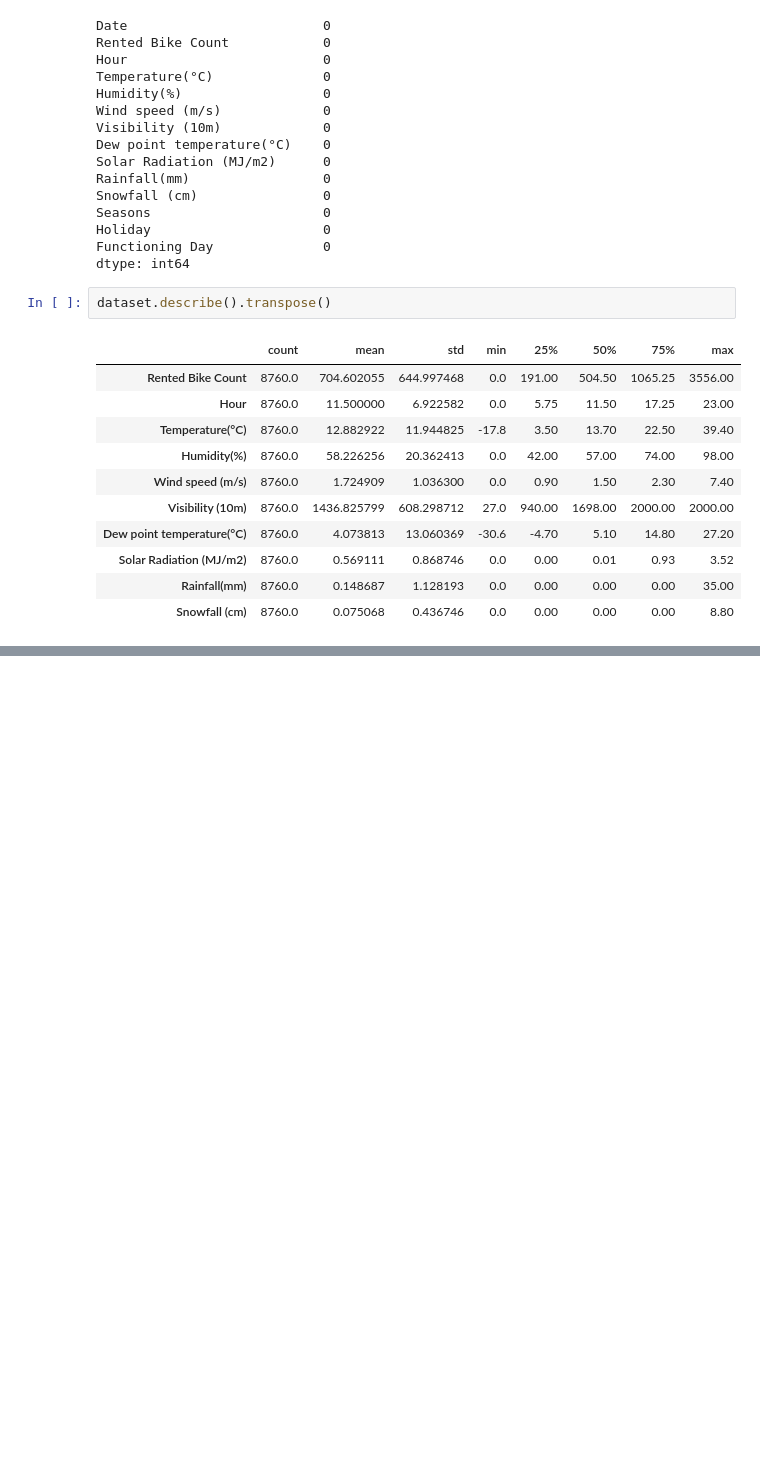
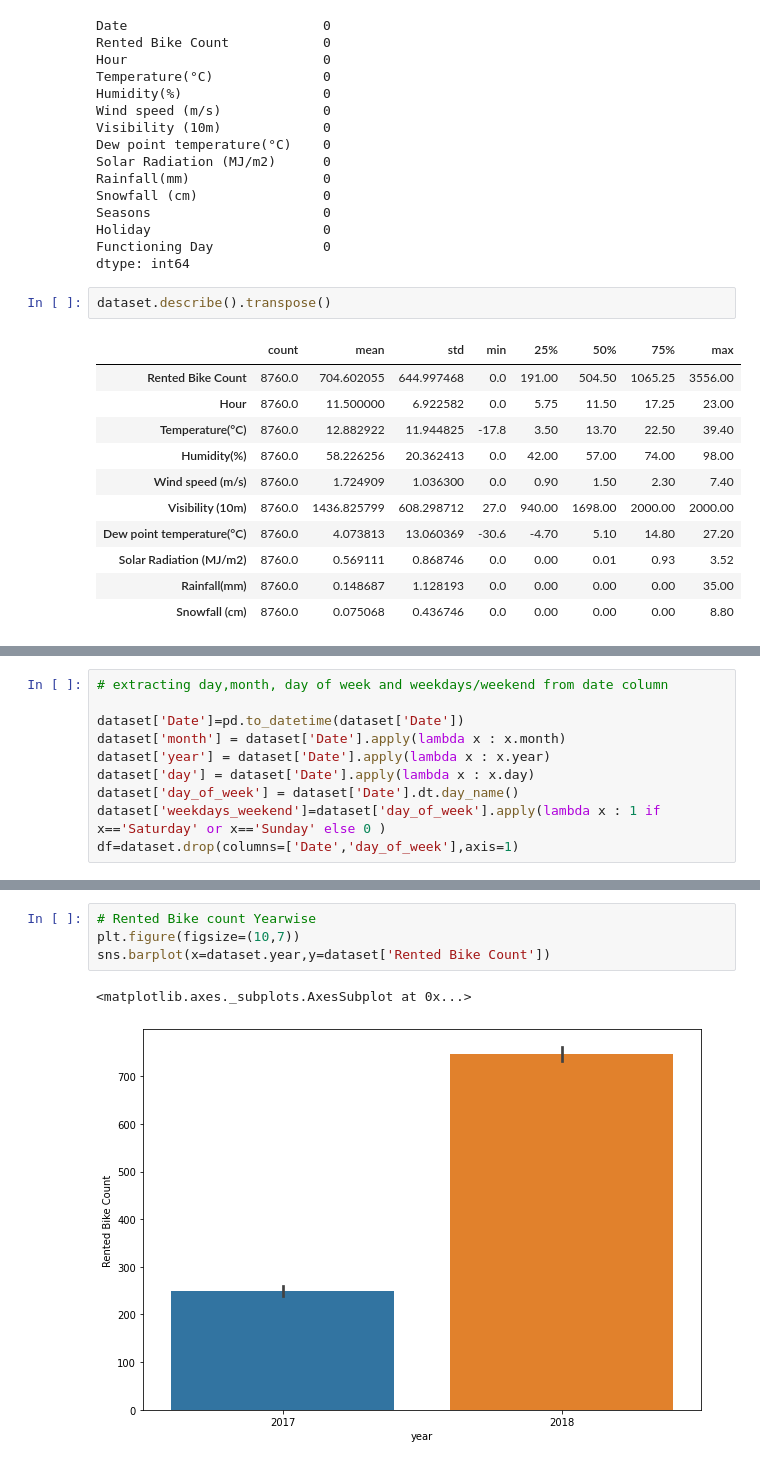
Before and after one commit to Deeksha-Data-Scientist/Seoul-Bike-Sharing-Demand-Prediction, a Jupyter notebook: Bike_Sharing_Demand_Prediction_Capstone_Project.ipynb, the cells around one changed output, grey strips where cells are left out. Saved outputs shown, nothing was run; the diff lists cells and outputs as text; blank space fills up the shorter version.

```diff
--- a/Bike_Sharing_Demand_Prediction_Capstone_Project.ipynb
+++ b/Bike_Sharing_Demand_Prediction_Capstone_Project.ipynb
@@ -135,0 +157,10 @@ dataset.describe().transpose()
+# %%
+# extracting day,month, day of week and weekdays/weekend from date column
+
+dataset['Date']=pd.to_datetime(dataset['Date'])
+dataset['month'] = dataset['Date'].apply(lambda x : x.month)
+dataset['year'] = dataset['Date'].apply(lambda x : x.year)
+dataset['day'] = dataset['Date'].apply(lambda x : x.day)
+dataset['day_of_week'] = dataset['Date'].dt.day_name()
+dataset['weekdays_weekend']=dataset['day_of_week'].apply(lambda x : 1 if x=='Saturday' or x=='Sunday' else 0 )
+df=dataset.drop(columns=['Date','day_of_week'],axis=1)
@@ -135,0 +187,7 @@ dataset.describe().transpose()
+# %%
+# Rented Bike count Yearwise
+plt.figure(figsize=(10,7))
+sns.barplot(x=dataset.year,y=dataset['Rented Bike Count'])
+# %% [output]
+<matplotlib.axes._subplots.AxesSubplot at 0x...>
+[figure, added]
```
Also changed, not shown: parts of 19 cells of this notebook.
